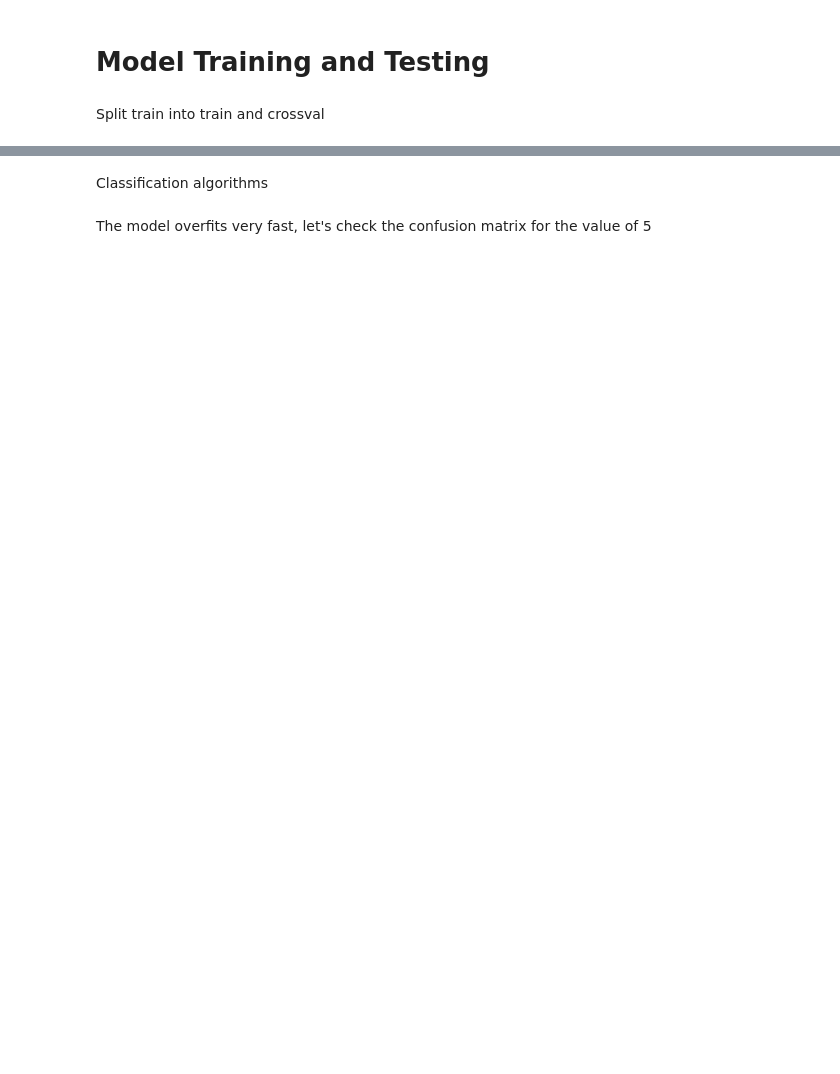
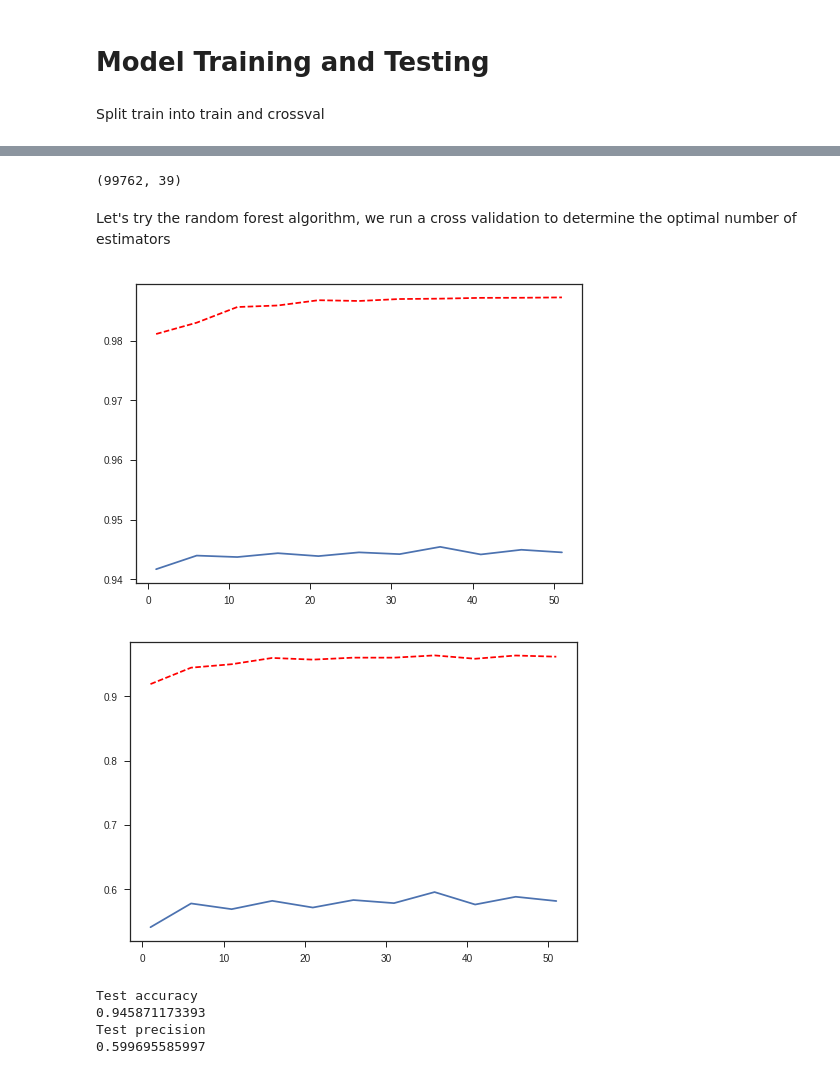
Before and after one commit to MehdiAB161/Prediction-of-Income-Level, a Jupyter notebook: Database full analysis pipeline.ipynb, the cells around one changed output, grey strips where cells are left out. Cells and saved outputs as stored; diff of their text form; code cells hidden in the pictures; blank space fills up the shorter version.

Commit message:
Model complete

```diff
--- a/exploration.ipynb
+++ b/Database full analysis pipeline.ipynb
@@ -608,35 +635,44 @@ NameError: name 'X_test_df' is not defined
-# %% [markdown]
-Classification algorithms
+# %%
+np.shape(X_test)
+# %% [output]
+(99762, 39)
+# %% [markdown]
+Let's try the random forest algorithm, we run a cross validation to determine the optimal number of estimators
 # %%
-from sklearn.ensemble import RandomForestClassifier
-from sklearn.metrics import accuracy_score
-from sklearn.model_selection import train_test_split
-
-import matplotlib.pyplot as plt
-
-X_train_0, X_val, Y_train_0, Y_val = train_test_split(X_train, Y_train, test_size=0.3, random_state=np.random.randint(40))
-
+X_train_0, X_val, Y_train_0, Y_val = train_test_split(X_train, Y_train,
+                                                      test_size=0.3,
+                                                      random_state=np.random.randint(40))
 
 train_accuracy = []
 val_accuracy = []
 
-runs = 100
+train_precision = []
+val_precision = []
+
+runs = 12
 
 for i in range(1,runs):
 
-    forest = RandomForestClassifier(n_estimators = i)
+    forest = RandomForestClassifier(n_estimators = 5*i)
     forest = forest.fit(X_train_0, Y_train_0)
 
     pred_train_0 = forest.predict(X_train_0)
     pred_val_0 = forest.predict(X_val)
 
     train_accuracy.append(accuracy_score(y_pred=pred_train_0, y_true=Y_train_0))
     val_accuracy.append(accuracy_score(y_pred=pred_val_0, y_true=Y_val))
 
-t = np.arange(1, runs)
+    train_precision.append(precision_score(y_pred=pred_train_0, y_true=Y_train_0))
+    val_precision.append(precision_score(y_pred=pred_val_0, y_true=Y_val))
+
+t = np.arange(1, 5 * (runs-1), 5)
 
 # red dashes, blue squares
 plt.plot(t,train_accuracy, 'r--', t, val_accuracy, '-')
 plt.show()
+
+plt.plot(t,train_precision, 'r--', t, val_precision, '-')
+plt.show()
+# %% [output]
+[figure, added]
+[figure, added]
-# %% [markdown]
-The model overfits very fast, let's check the confusion matrix for the value of 5
@@ -681,0 +679,17 @@ print(prediction_accuracy(df, df_test))
+# %%
+nb_estimators = 50
+
+forest = RandomForestClassifier(n_estimators = nb_estimators)
+forest = forest.fit(X_train, Y_train)
+
+pred_train = forest.predict(X_train)
+pred_test = forest.predict(X_test)
+print("Test accuracy")
+print(accuracy_score(y_pred=pred_test, y_true=Y_test))
+print("Test precision")
+print(precision_score(y_pred=pred_test, y_true=Y_test))
+# %% [output]
+Test accuracy
+0.945871173393
+Test precision
+0.599695585997
```
Also changed, not shown: parts of 26 cells of this notebook.
